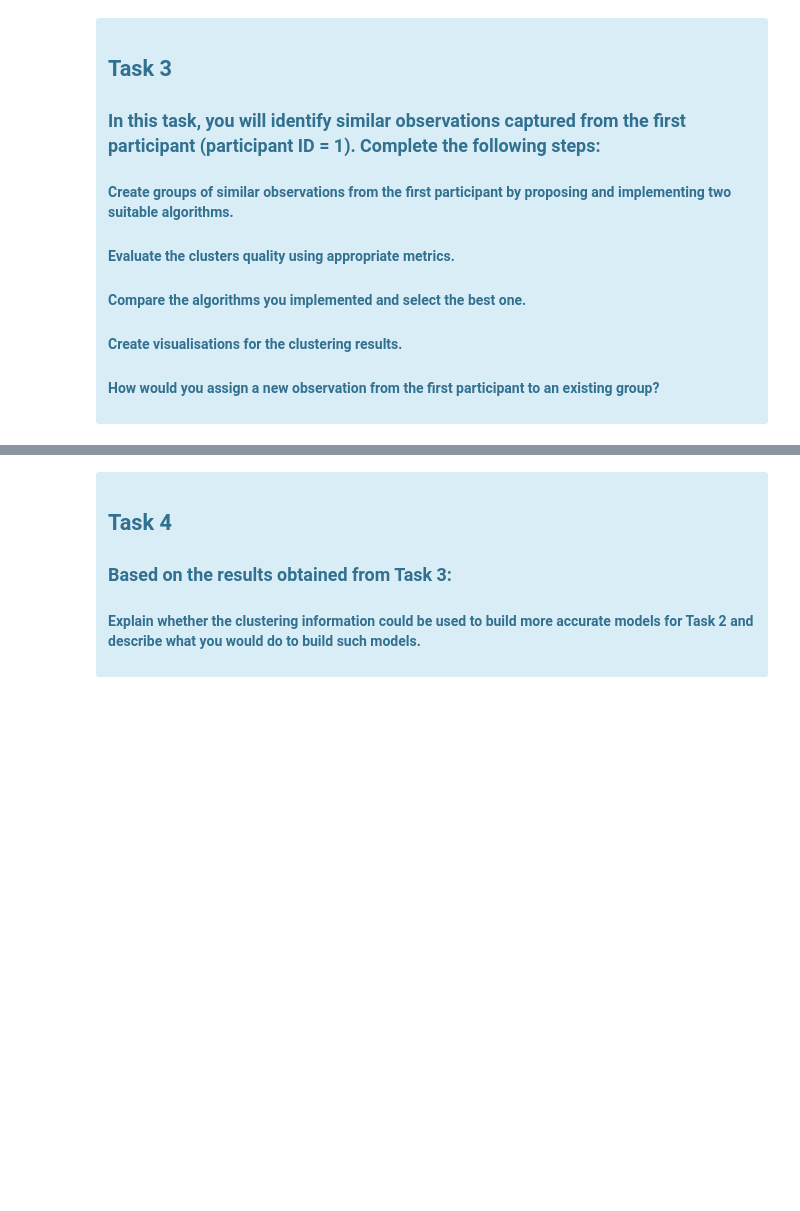
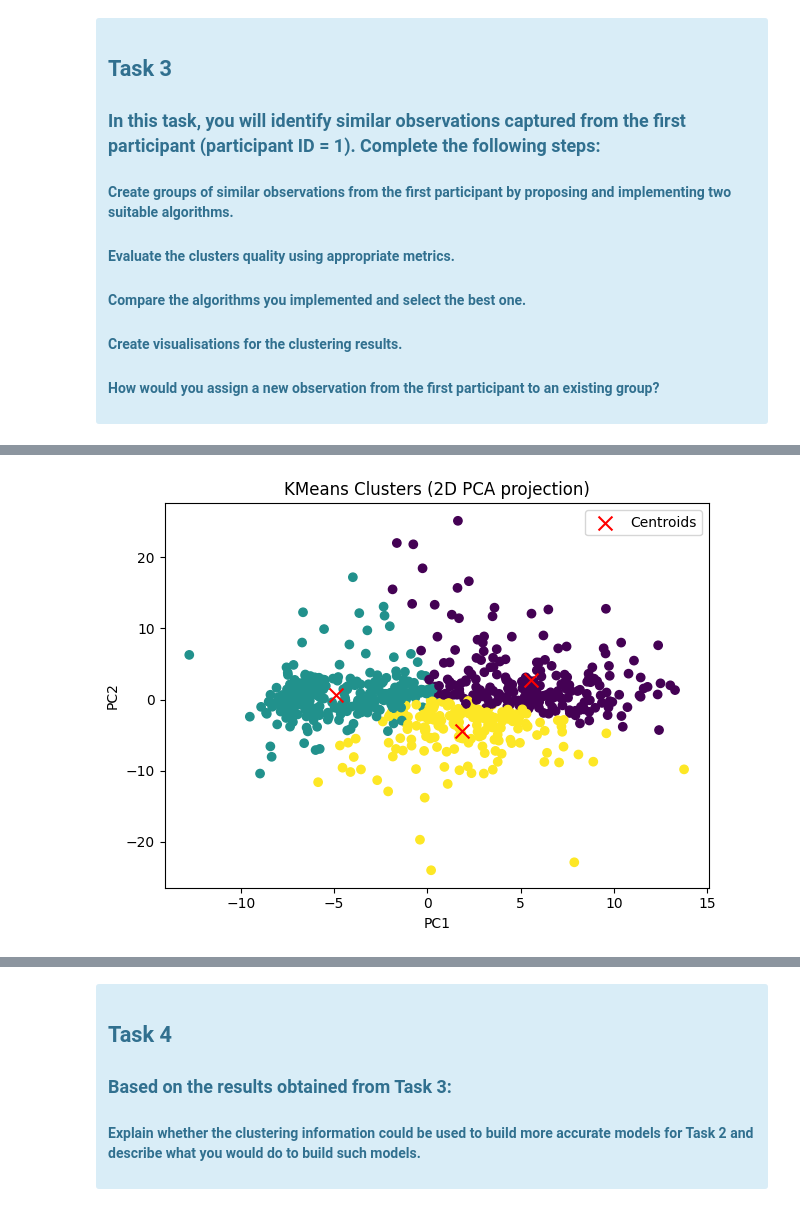
Before and after one commit to carmelgafa/ari5102, a Jupyter notebook: project_1/carmel.gafa.ipynb, the cells around one changed output, grey strips where cells are left out. Saved outputs shown, nothing was run; the diff lists cells and outputs as text; code cells hidden in the pictures; blank space fills up the shorter version.

```diff
--- a/project_1/carmel.gafa.ipynb
+++ b/project_1/carmel.gafa.ipynb
@@ -1508,0 +1551,35 @@ Name: count, dtype: int64
+# %%
+pca = PCA(n_components=35)
+X_cluster_pca = pca.fit_transform(X_cluster)
+# %%
+from sklearn.cluster import KMeans
+kmeans = KMeans(n_clusters=3, random_state=42)
+kmeans_labels = kmeans.fit_predict(X_cluster_pca)
+# %%
+from sklearn.decomposition import PCA
+import matplotlib.pyplot as plt
+
+pca_vis = PCA(n_components=2)
+X_vis = pca_vis.fit_transform(X_cluster_pca)  # or X_scaled if you prefer
+
+
+
+plt.scatter(X_vis[:, 0], X_vis[:, 1], c=kmeans_labels, cmap='viridis')
+plt.title("KMeans Clusters (2D PCA projection)")
+plt.xlabel("PC1")
+plt.ylabel("PC2")
+
+
+centroids = kmeans.cluster_centers_
+centroids_vis = pca_vis.transform(centroids)
+plt.scatter(centroids_vis[:, 0], centroids_vis[:, 1], c='red', marker='x', s=100, label='Centroids')
+plt.legend()
+
+plt.tight_layout()
+
+
+
+
+plt.show()
+# %% [output]
+[figure, added]
```
Also changed, not shown: parts of 11 cells of this notebook, 1 other file.
